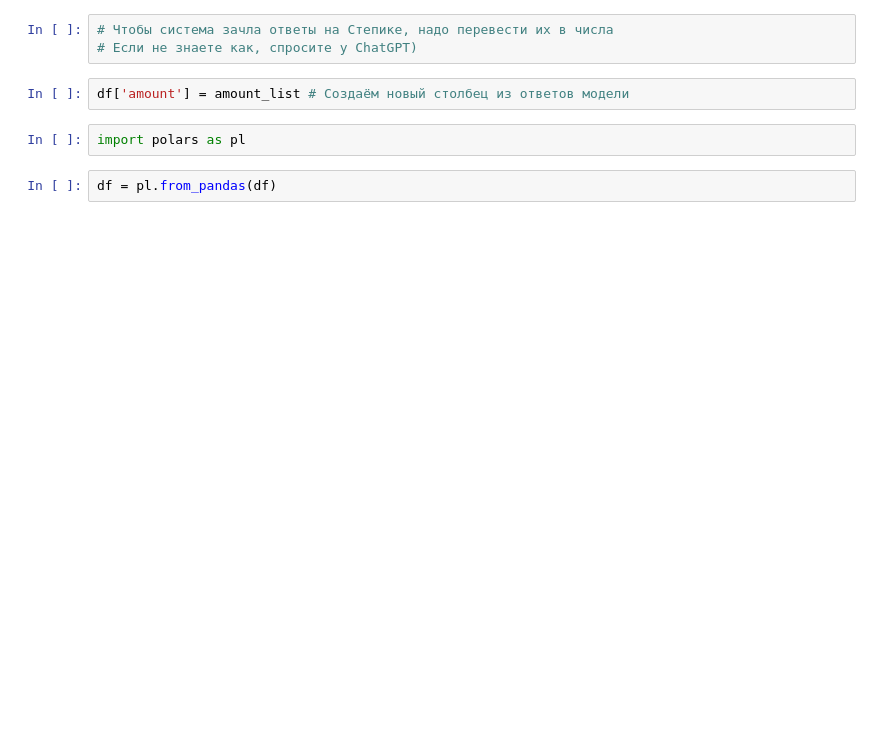
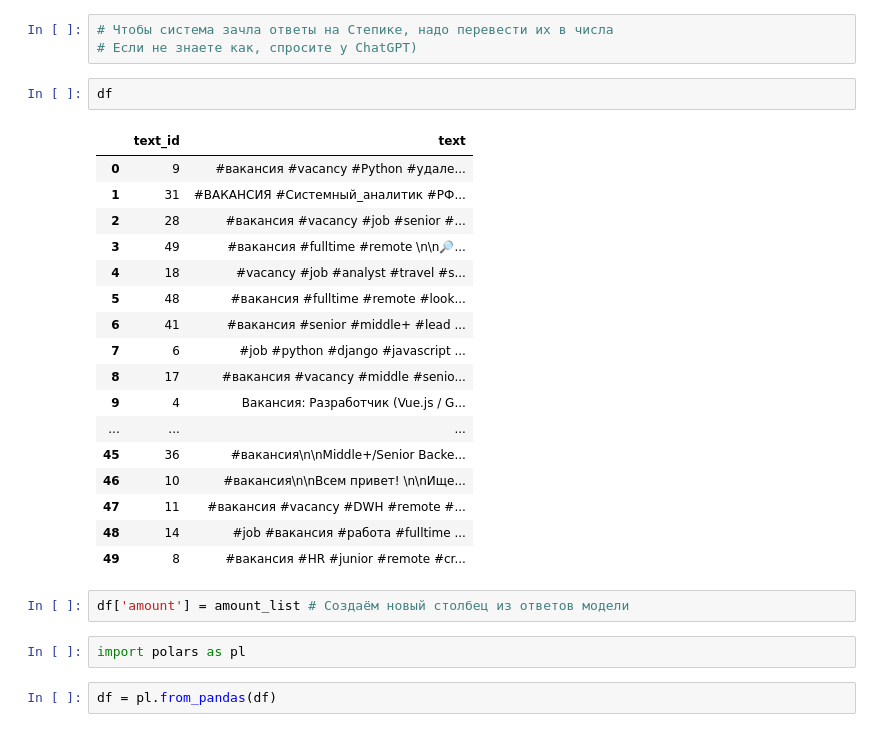
Before and after one commit to dimonpd/LLM_practical_course, a Jupyter notebook: notebooks/2_1_Решение_задач.ipynb, the cells around one changed output. Saved outputs shown, nothing was run; the diff lists cells and outputs as text; blank space fills up the shorter version.

```diff
--- a/notebooks/2_1_Решение_задач.ipynb
+++ b/notebooks/2_1_Решение_задач.ipynb
@@ -106,6 +202,26 @@ amount_list
 # %%
 # Чтобы система зачла ответы на Степике, надо перевести их в числа
 # Если не знаете как, спросите у ChatGPT)
+# %%
+df
+# %% [output]
+|  | text_id | text |
+| 0 | 9 | #вакансия #vacancy #Python #удале... |
+| 1 | 31 | #ВАКАНСИЯ #Системный_аналитик #РФ... |
+| 2 | 28 | #вакансия #vacancy #job #senior #... |
+| 3 | 49 | #вакансия #fulltime #remote \n\n🔎... |
+| 4 | 18 | #vacancy #job #analyst #travel #s... |
+| 5 | 48 | #вакансия #fulltime #remote #look... |
+| 6 | 41 | #вакансия #senior #middle+ #lead ... |
+| 7 | 6 | #job #python #django #javascript ... |
+| 8 | 17 | #вакансия #vacancy #middle #senio... |
+| 9 | 4 | Вакансия: Разработчик (Vue.js / G... |
+| ... | ... | ... |
+| 45 | 36 | #вакансия\n\nMiddle+/Senior Backe... |
+| 46 | 10 | #вакансия\n\nВсем привет! \n\nИще... |
+| 47 | 11 | #вакансия #vacancy #DWH #remote #... |
+| 48 | 14 | #job #вакансия #работа #fulltime ... |
+| 49 | 8 | #вакансия #HR #junior #remote #cr... |
 # %%
 df['amount'] = amount_list # Создаём новый столбец из ответов модели
 # %%
```
Also changed, not shown: parts of 17 cells of this notebook, 5 other files.
